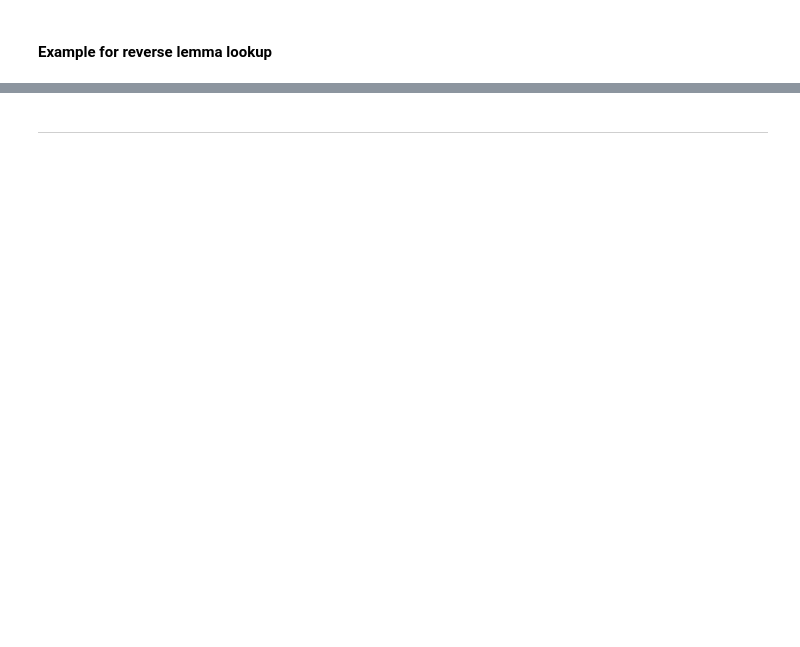
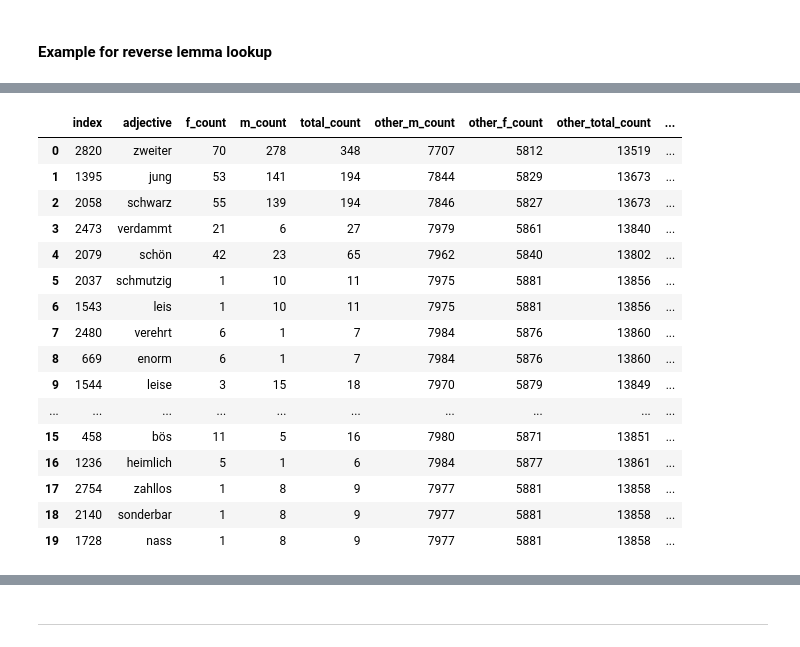
Before and after one commit to klaemsch/the-three-investigators, a Jupyter notebook: co-occurrences/co-occurrences-adj.ipynb, the cells around one changed output, grey strips where cells are left out. Saved outputs shown, nothing was run; the diff lists cells and outputs as text; code cells hidden in the pictures; blank space fills up the shorter version.

```diff
--- a/co-occurrences/co-occurrences-adj.ipynb
+++ b/co-occurrences/co-occurrences-adj.ipynb
@@ -155,15 +226,15 @@ def get_name_adj_pairs(doc):
     return pairs
 # %%
 nlp = spacy.load("de_core_news_lg")
-name_adj_pairs = []
+gender_adj_pairs = []
 
 sentences = character_rows["sentences"].tolist()
 for doc in tqdm_notebook(
     nlp.pipe(sentences, batch_size=BATCH_SIZE, n_process=N_PROCESS),
     total=len(sentences),
 ):
-    name_adj_pairs.extend(get_name_adj_pairs(doc))
+    gender_adj_pairs.extend(get_gender_adj_pairs(doc))
 
-print(name_adj_pairs[:10])
-print(f"{len(name_adj_pairs)} (name, adj) pairs found")
+print(gender_adj_pairs[:10])
+print(f"{len(gender_adj_pairs)} (gender, adj) pairs found")
 print(f"filled reverse lemma lookup with {len(reverse_lemma_lookup)} entries")
@@ -382,0 +319,6 @@ print(
+# %%
+gender_adj_df["total_count"] = gender_adj_df["f_count"] + gender_adj_df["m_count"]
+gender_adj_df['other_m_count'] = m_total - gender_adj_df["m_count"]
+gender_adj_df['other_f_count'] = f_total - gender_adj_df["f_count"]
+gender_adj_df['other_total_count'] = f_m_total - gender_adj_df["total_count"]
+gender_adj_df
@@ -382,0 +368,36 @@ print(
+# %%
+def safe_ll(observed, expected):
+    return np.where(
+        (observed > 0) & (expected > 0), observed * np.log(observed / expected), 0.0
+    )
+
+
+gender_adj_df["LL"] = (
+    2
+    * (
+        safe_ll(gender_adj_df["m_count"], gender_adj_df["E_m"])
+        + safe_ll(gender_adj_df["f_count"], gender_adj_df["E_f"])
+        #+ safe_ll(gender_adj_df["other_m_count"], gender_adj_df["E_m_other"])
+        #+ safe_ll(gender_adj_df["other_f_count"], gender_adj_df["E_f_other"])
+    )
+).round(3)
+gender_adj_df = gender_adj_df.sort_values("LL", ascending=False).reset_index()
+gender_adj_df.head(20)
+# %% [output]
+|  | index | adjective | f_count | m_count | total_count | other_m_count | other_f_count | other_total_count | ... |
+| 0 | 2820 | zweiter | 70 | 278 | 348 | 7707 | 5812 | 13519 | ... |
+| 1 | 1395 | jung | 53 | 141 | 194 | 7844 | 5829 | 13673 | ... |
+| 2 | 2058 | schwarz | 55 | 139 | 194 | 7846 | 5827 | 13673 | ... |
+| 3 | 2473 | verdammt | 21 | 6 | 27 | 7979 | 5861 | 13840 | ... |
+| 4 | 2079 | schön | 42 | 23 | 65 | 7962 | 5840 | 13802 | ... |
+| 5 | 2037 | schmutzig | 1 | 10 | 11 | 7975 | 5881 | 13856 | ... |
+| 6 | 1543 | leis | 1 | 10 | 11 | 7975 | 5881 | 13856 | ... |
+| 7 | 2480 | verehrt | 6 | 1 | 7 | 7984 | 5876 | 13860 | ... |
+| 8 | 669 | enorm | 6 | 1 | 7 | 7984 | 5876 | 13860 | ... |
+| 9 | 1544 | leise | 3 | 15 | 18 | 7970 | 5879 | 13849 | ... |
+| ... | ... | ... | ... | ... | ... | ... | ... | ... | ... |
+| 15 | 458 | bös | 11 | 5 | 16 | 7980 | 5871 | 13851 | ... |
+| 16 | 1236 | heimlich | 5 | 1 | 6 | 7984 | 5877 | 13861 | ... |
+| 17 | 2754 | zahllos | 1 | 8 | 9 | 7977 | 5881 | 13858 | ... |
+| 18 | 2140 | sonderbar | 1 | 8 | 9 | 7977 | 5881 | 13858 | ... |
+| 19 | 1728 | nass | 1 | 8 | 9 | 7977 | 5881 | 13858 | ... |
```
Also changed, not shown: parts of 49 cells of this notebook.
